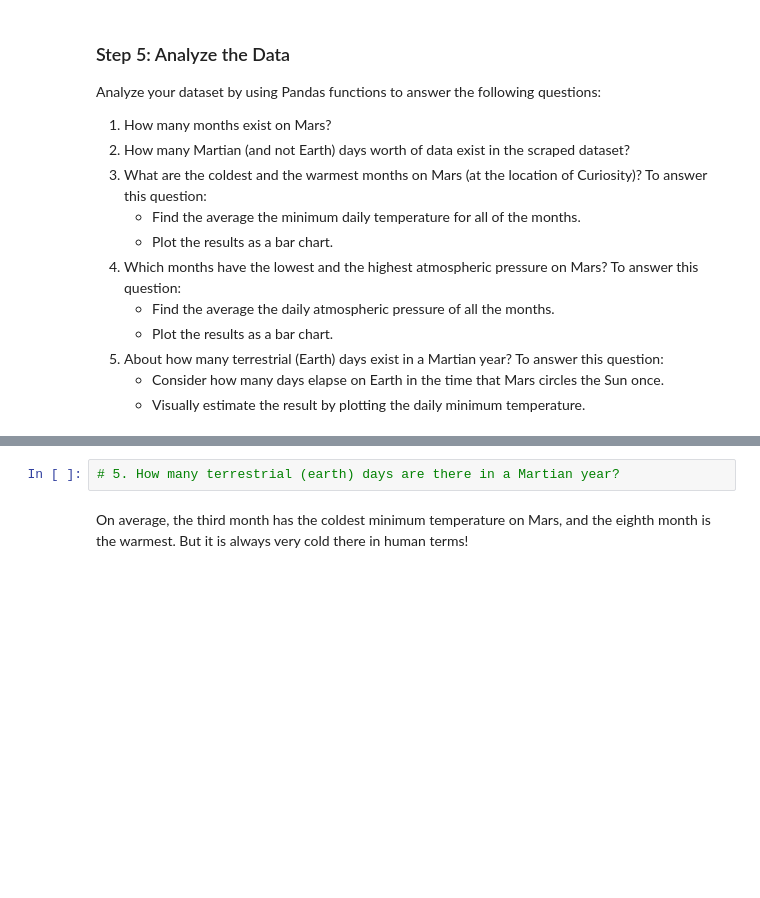
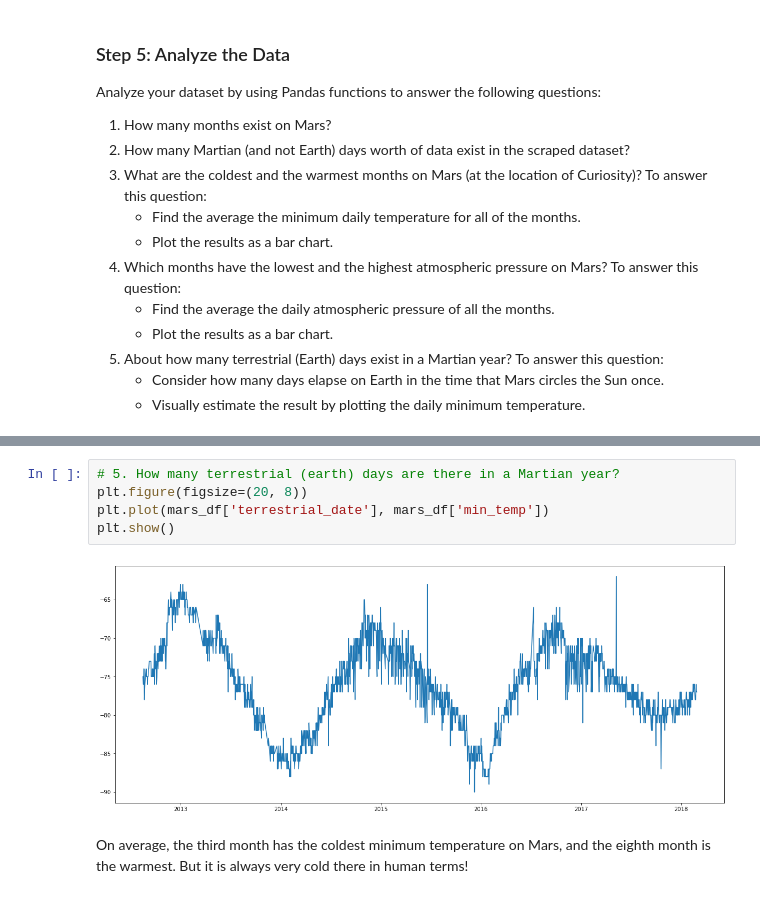
Before and after one commit to jakesb27/mars_web-scraping, a Jupyter notebook: part_2_mars_weather.ipynb, the cells around one changed output, grey strips where cells are left out. Saved outputs shown, nothing was run; the diff lists cells and outputs as text; blank space fills up the shorter version.

```diff
--- a/part_2_mars_weather.ipynb
+++ b/part_2_mars_weather.ipynb
@@ -158,5 +215,10 @@ mars_days
 # %%
 # 5. How many terrestrial (earth) days are there in a Martian year?
+plt.figure(figsize=(20, 8))
+plt.plot(mars_df['terrestrial_date'], mars_df['min_temp'])
+plt.show()
+# %% [output]
+[figure, added]
 # %% [markdown]
 On average, the third month has the coldest minimum temperature on Mars, and the eighth month is the warmest. But it is always very cold there in human terms!
 # %% [markdown]
```
Also changed, not shown: parts of 18 cells of this notebook, 1 other file.
